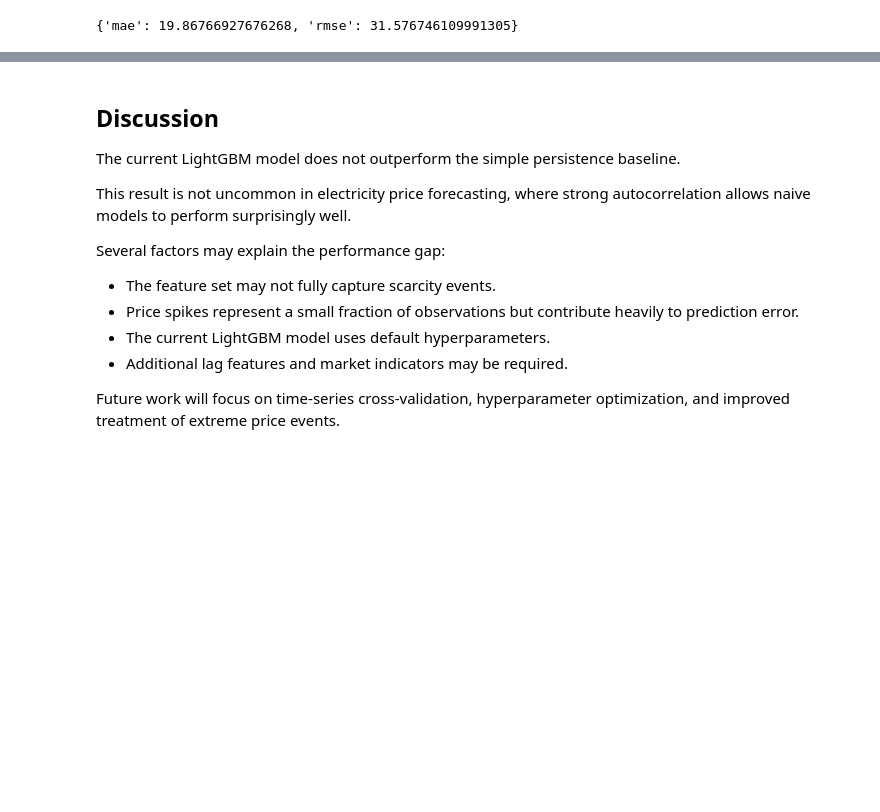
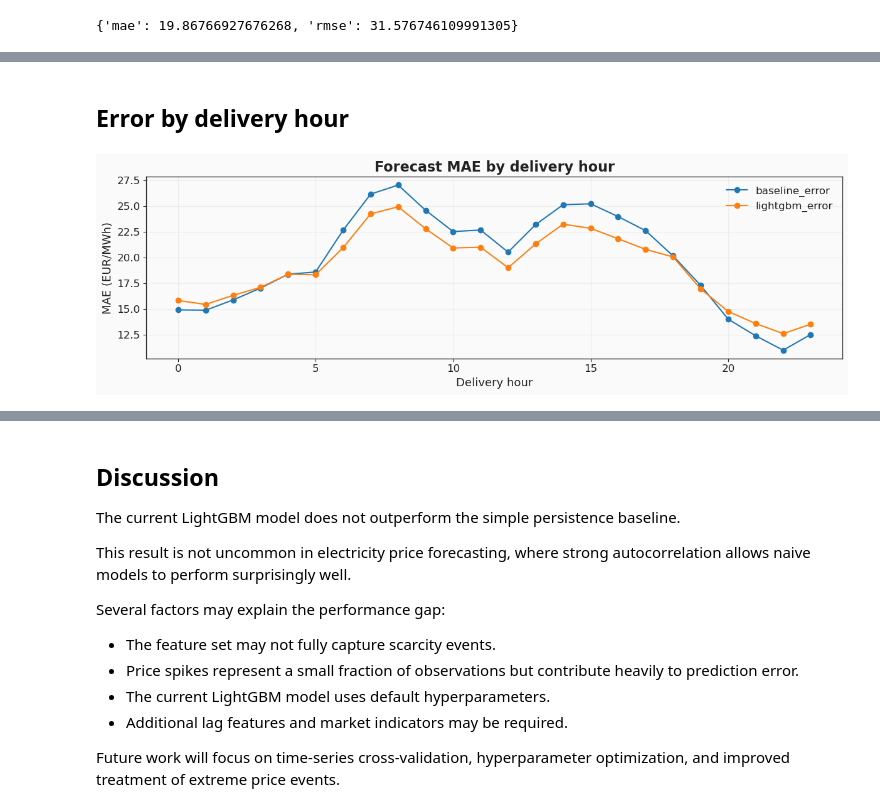
Before and after one commit to LisaBianConti/electricity-price-forecasting, a Jupyter notebook: notebooks/05_modelling.ipynb, the cells around one changed output, grey strips where cells are left out. Drawn from its saved outputs; the diff is of its cells as text; code cells hidden in the pictures; blank space fills up the shorter version.

```diff
--- a/notebooks/05_modelling.ipynb
+++ b/notebooks/05_modelling.ipynb
@@ -744,0 +623,33 @@ Lightgbm feature importance indicates day-ahead price is the most influencial, f
+# %% [markdown]
+## Error by delivery hour
+# %%
+hourly_error = pd.DataFrame(
+    {
+        "hour": evaluation_df.index.hour,
+
+        "baseline_error": (
+            evaluation_df["actual"] - evaluation_df["previous_day"]
+        ).abs(),
+
+        "lightgbm_error": (
+            evaluation_df["actual"] - evaluation_df["lgb_delta_025"]
+        ).abs()
+    }
+)
+
+hourly_mae = hourly_error.groupby("hour")[
+    ["baseline_error", "lightgbm_error"]
+].mean()
+
+hourly_mae.plot(
+    figsize = (12, 4),
+    marker = "o",
+    title = "Forecast MAE by delivery hour",
+    ylabel = "MAE (EUR/MWh)",
+    xlabel = "Delivery hour"
+)
+
+plt.tight_layout()
+plt.show()
+# %% [output]
+[figure, added]
```
Also changed, not shown: parts of 58 cells of this notebook.
